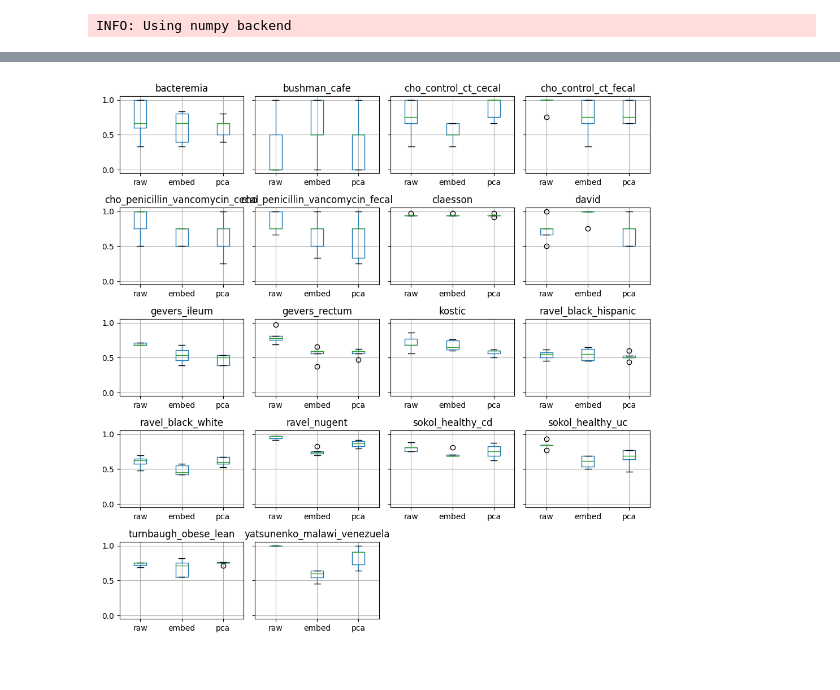
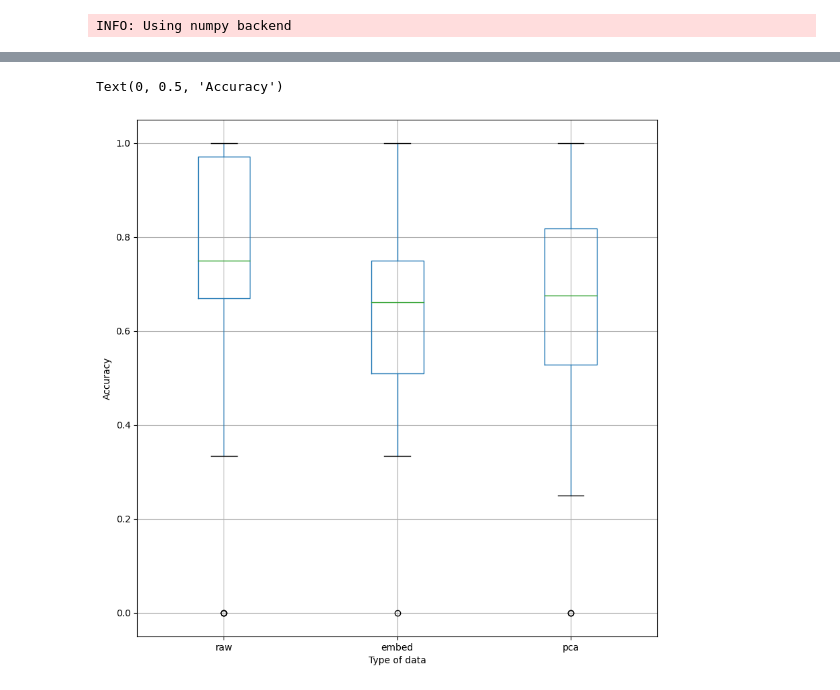
Before and after one commit to ez2rok/mixture_embeddings, a Jupyter notebook: notebooks/pac/xgboost.ipynb, the cells around one changed output, grey strips where cells are left out. Saved outputs shown, nothing was run; the diff lists cells and outputs as text; code cells hidden in the pictures.

```diff
--- a/notebooks/pac/xgboost.ipynb
+++ b/notebooks/pac/xgboost.ipynb
@@ -25,11 +25,15 @@ N_DIM = 64
 # %%
 # Load embeddings
 
-euc_embed = pd.read_csv(
-    f"/home/phil/DATA/otu_embeddings/embeddings_euclidean_{N_DIM}.csv",
-    dtype={0: str}
-)
-euc_embed = euc_embed.set_index(euc_embed.columns[0])
+embed_dict = {}
+
+for size in [2, 4, 8, 16, 32, 64, 128]:
+    euc_embed = pd.read_csv(
+        f"/home/phil/DATA/otu_embeddings/embeddings_euclidean_{size}.csv",
+        dtype={0: str}
+    )
+    euc_embed = euc_embed.set_index(euc_embed.columns[0])
+    embed_dict[size] = euc_embed
 # %%
 # Preliminary experiment - we see embeddings do worse
 
@@ -83,6 +75,7 @@ results
 # %%
-results.groupby("task").boxplot(column=["raw", "embed", "pca"], figsize=(10, 10))
-plt.tight_layout()
-plt.show()
+results.boxplot(column=["raw", "embed", "pca"], figsize=(10, 10))
+plt.xlabel("Type of data")
+plt.ylabel("Accuracy")
 # %% [output]
+Text(0, 0.5, 'Accuracy')
-[figure, old version]
+[figure, new version]
```
Also changed, not shown: parts of 2 cells of this notebook, 1 other file.
